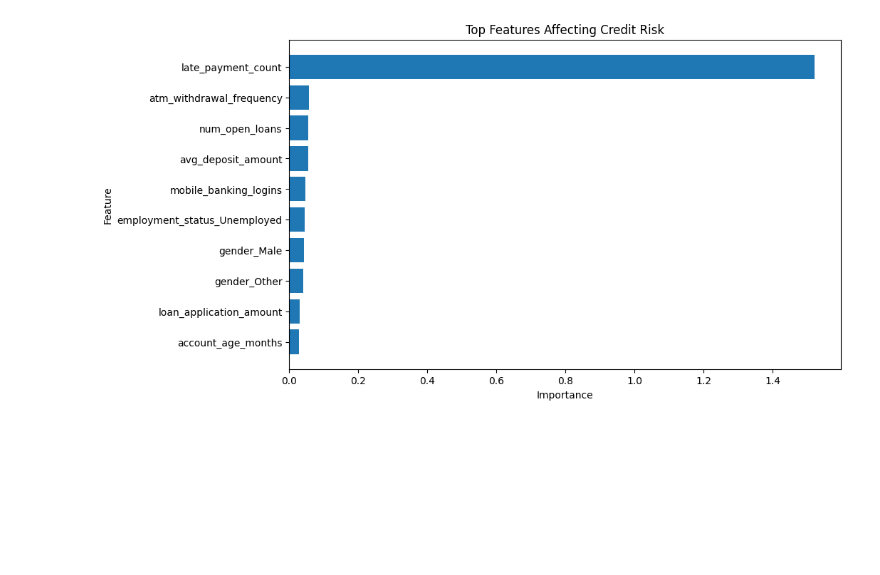
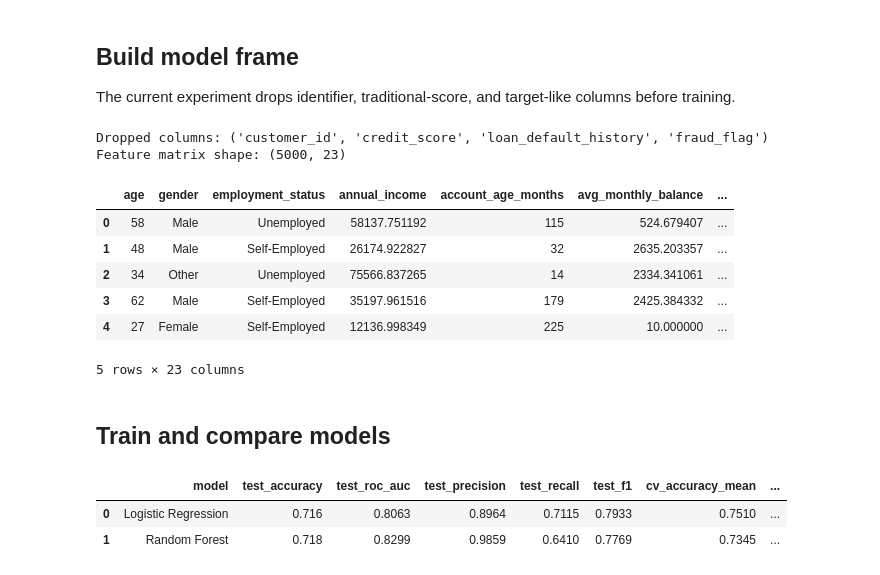
Before and after one commit to alex-tereshkovv/micro-score, a Jupyter notebook: notebooks/credit_analysis.ipynb, the cells around one changed output. Saved outputs shown, nothing was run; the diff lists cells and outputs as text; code cells hidden in the pictures; blank space fills up the shorter version.

Commit message:
Reorganize project structure and add CLI training pipeline

```diff
--- a/notebooks/credit_analysis.ipynb
+++ b/notebooks/credit_analysis.ipynb
@@ -7,0 +28,6 @@ df.head()
+# %%
+data_path = resolve_data_path()
+print(data_path)
+df = pd.read_csv(data_path)
+
+df.head()
@@ -113,20 +68,29 @@ print(feature_importance.head(10))
-# %%
-top_features = feature_importance.head(10)
-
-plt.figure(figsize=(10, 6))
-
-plt.barh(
-    top_features["Feature"],
-    top_features["Importance"]
-)
-
-plt.xlabel("Importance")
-plt.ylabel("Feature")
-
-plt.title("Top Features Affecting Credit Risk")
-
-plt.gca().invert_yaxis()
-
-plt.show()
-# %% [output]
-[figure, removed]
+# %% [markdown]
+## Build model frame
+
+The current experiment drops identifier, traditional-score, and target-like columns before training.
+# %%
+X, y = make_model_frame(df)
+
+print("Dropped columns:", DEFAULT_DROP_COLUMNS)
+print("Feature matrix shape:", X.shape)
+X.head()
+# %% [output]
+Dropped columns: ('customer_id', 'credit_score', 'loan_default_history', 'fraud_flag')
+Feature matrix shape: (5000, 23)
+|  | age | gender | employment_status | annual_income | account_age_months | avg_monthly_balance | ... |
+| 0 | 58 | Male | Unemployed | 58137.751192 | 115 | 524.679407 | ... |
+| 1 | 48 | Male | Self-Employed | 26174.922827 | 32 | 2635.203357 | ... |
+| 2 | 34 | Other | Unemployed | 75566.837265 | 14 | 2334.341061 | ... |
+| 3 | 62 | Male | Self-Employed | 35197.961516 | 179 | 2425.384332 | ... |
+| 4 | 27 | Female | Self-Employed | 12136.998349 | 225 | 10.000000 | ... |
+5 rows × 23 columns
+# %% [markdown]
+## Train and compare models
+# %%
+results = run_experiment(data_path)
+results_table(results).round(4)
+# %% [output]
+|  | model | test_accuracy | test_roc_auc | test_precision | test_recall | test_f1 | cv_accuracy_mean | ... |
+| 0 | Logistic Regression | 0.716 | 0.8063 | 0.8964 | 0.7115 | 0.7933 | 0.7510 | ... |
+| 1 | Random Forest | 0.718 | 0.8299 | 0.9859 | 0.6410 | 0.7769 | 0.7345 | ... |
```
Also changed, not shown: parts of 26 cells of this notebook, 21 other files.
